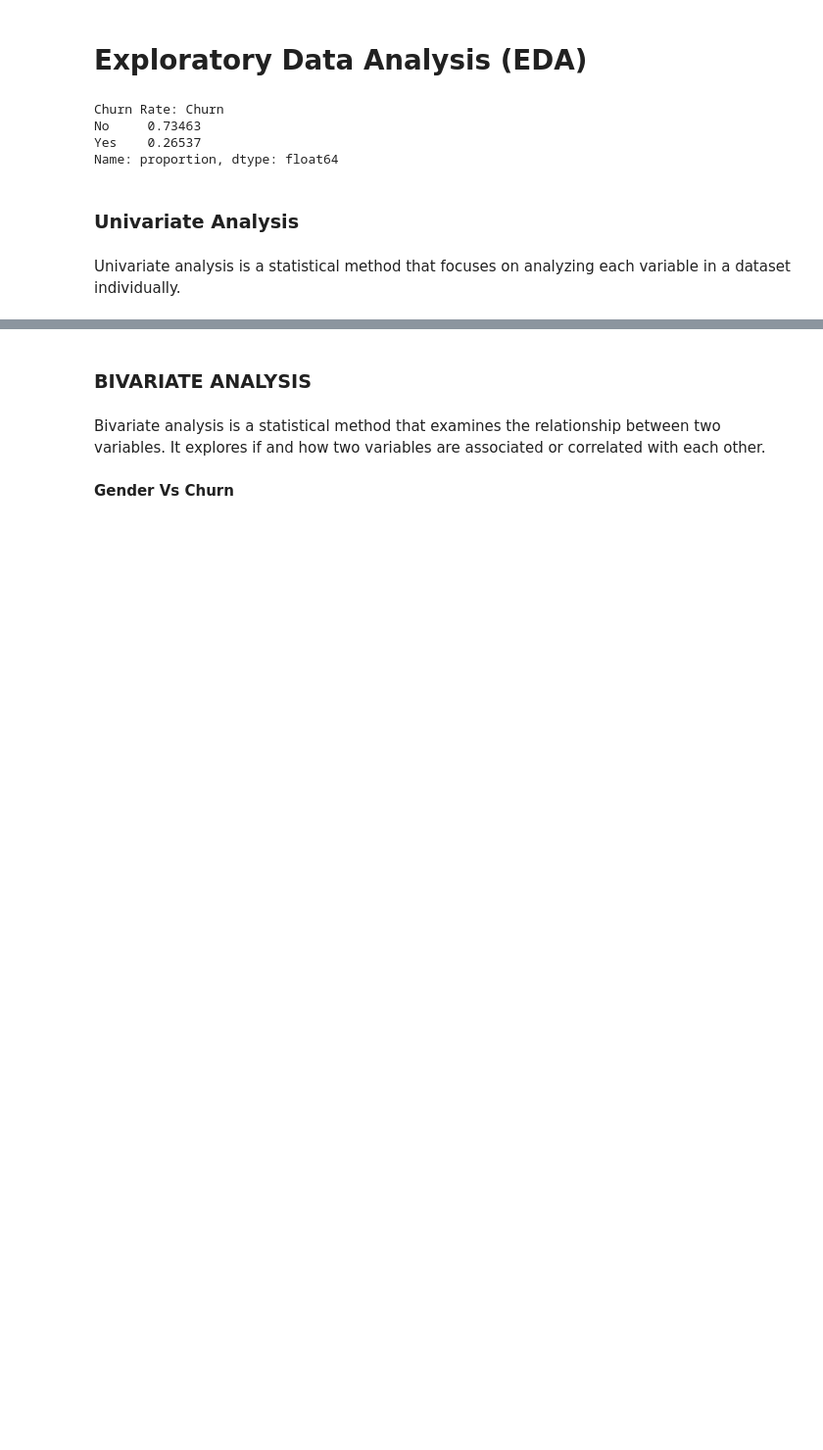
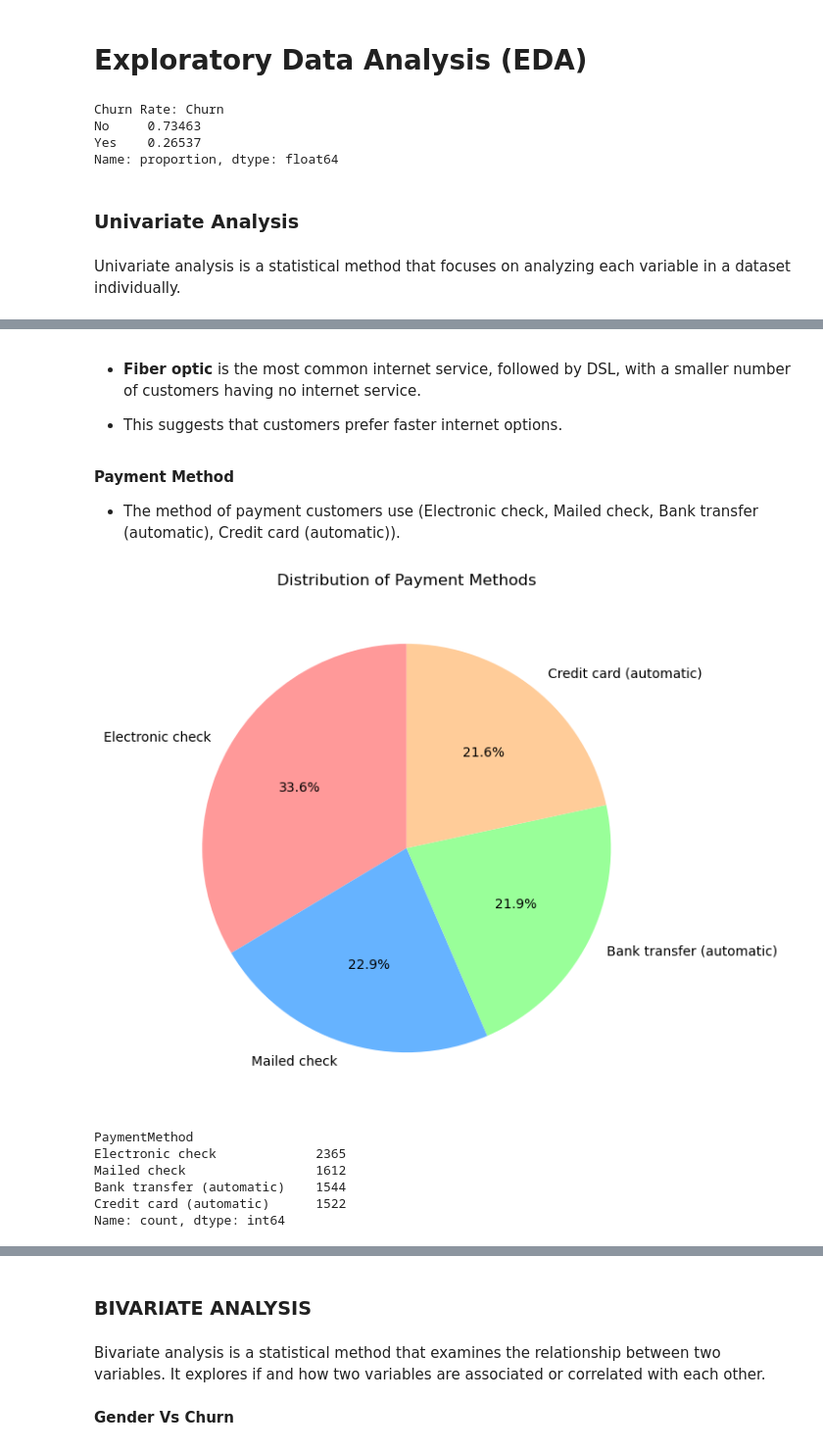
Before and after one commit to ManoharKonala/BootCamp_2K24, a Jupyter notebook: Customer Churn Analysis/Analysis_Customer_Churn.ipynb, the cells around one changed output, grey strips where cells are left out. Shown at 98% size. Cells and saved outputs as stored; diff of their text form; code cells hidden in the pictures; blank space fills up the shorter version.

```diff
--- a/Customer Churn Analysis/Analysis_Customer_Churn.ipynb
+++ b/Customer Churn Analysis/Analysis_Customer_Churn.ipynb
@@ -316,0 +316,25 @@ plt.show()
+# %% [markdown]
+* **Fiber optic** is the most common internet service, followed by DSL, with a smaller number of customers having no internet service.
+
+* This suggests that customers prefer faster internet options.
+# %% [markdown]
+**Payment Method**
+
+* The method of payment customers use (Electronic check, Mailed check, Bank transfer (automatic), Credit card (automatic)).
+# %%
+# Payment Method
+plt.figure(figsize=(10, 7))
+df['PaymentMethod'].value_counts().plot.pie(autopct='%1.1f%%', startangle=90, colors=['#ff9999','#66b3ff','#99ff99', '#ffcc99'])
+plt.title('Distribution of Payment Methods')
+plt.ylabel('')
+plt.show()
+
+df["PaymentMethod"].value_counts()
+# %% [output]
+[figure, added]
+PaymentMethod
+Electronic check             2365
+Mailed check                 1612
+Bank transfer (automatic)    1544
+Credit card (automatic)      1522
+Name: count, dtype: int64
```
Also changed, not shown: parts of 21 cells of this notebook.
